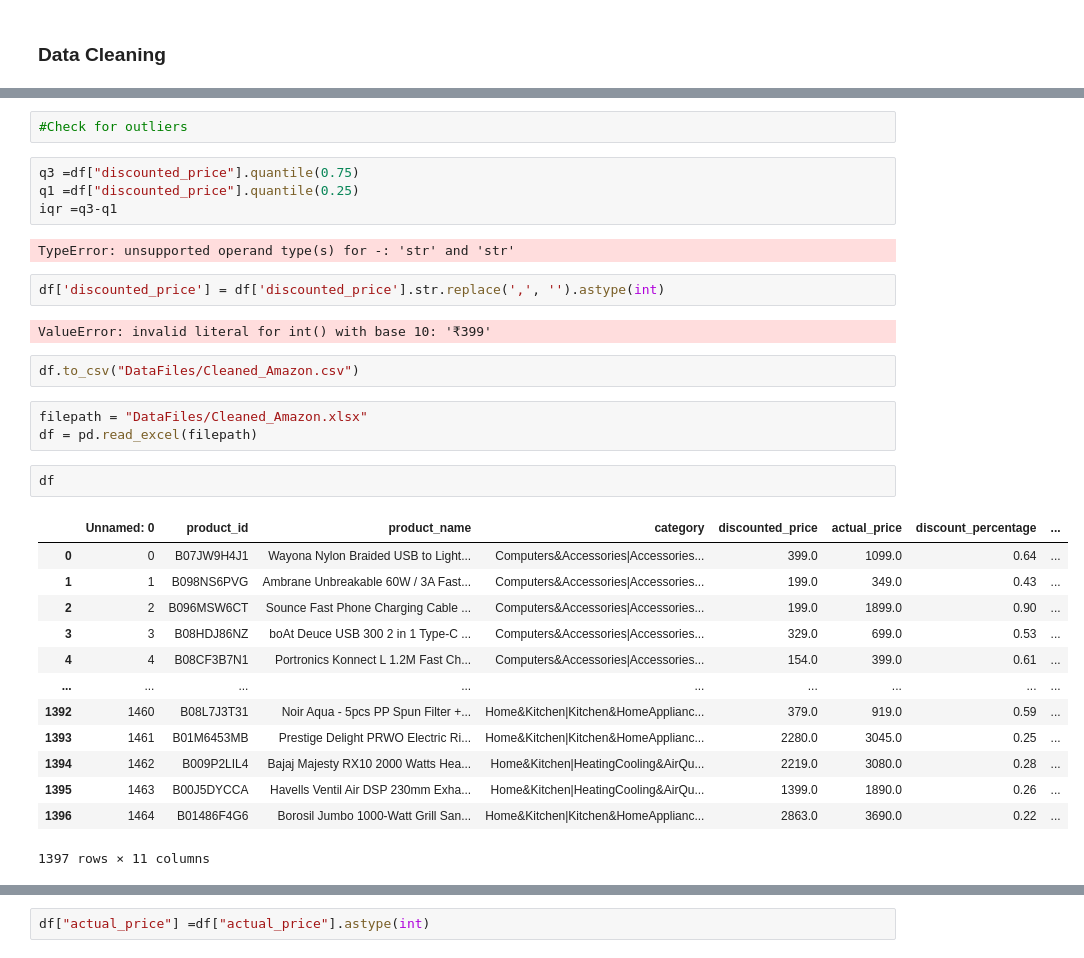
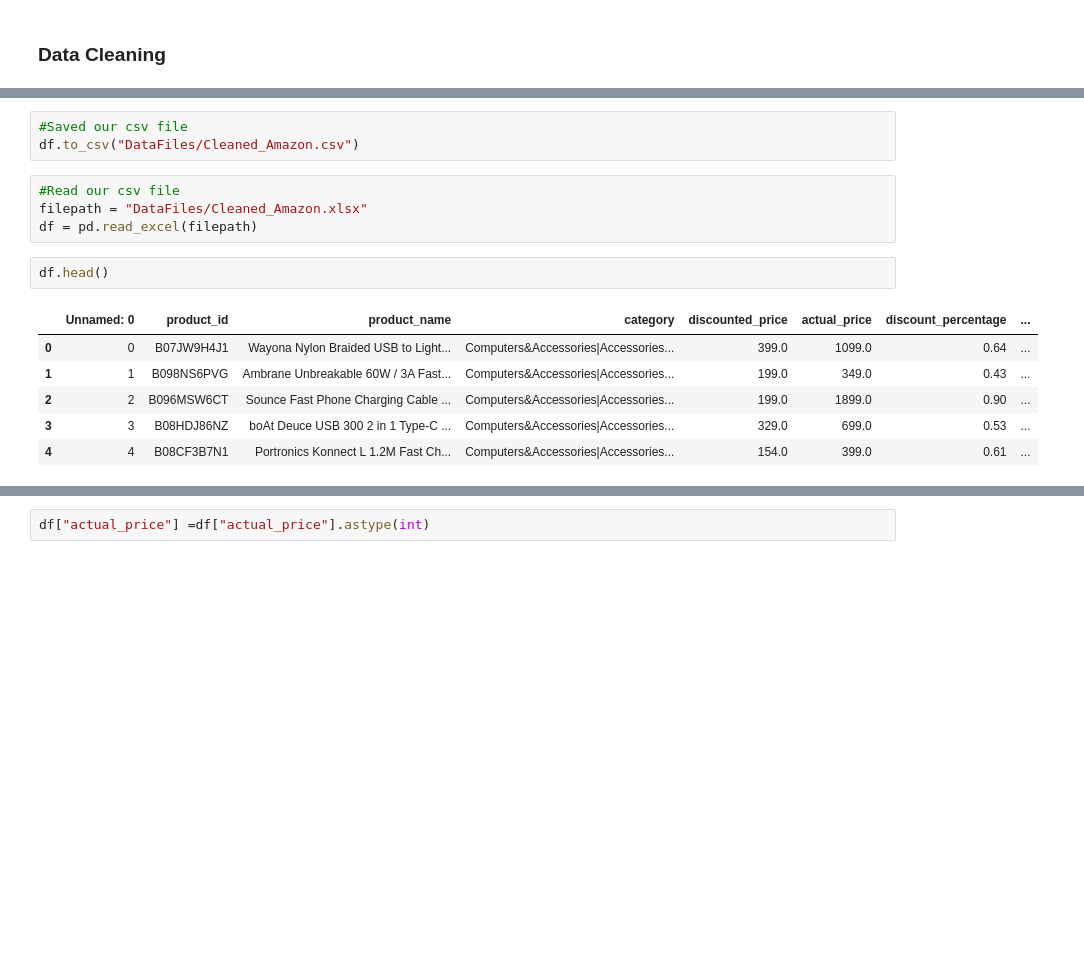
Before and after one commit to codegirl254/Sales_Data-Analysis, a Jupyter notebook: Amazon sales.ipynb, the cells around one changed output, grey strips where cells are left out. Drawn from its saved outputs; the diff is of its cells as text; blank space fills up the shorter version.

```diff
--- a/Amazon sales.ipynb
+++ b/Amazon sales.ipynb
@@ -299,34 +196,17 @@ df.shape
-# %%
-#Check for outliers
-# %%
-q3 =df["discounted_price"].quantile(0.75)
-q1 =df["discounted_price"].quantile(0.25)
-iqr =q3-q1
-# %% [output]
-TypeError: unsupported operand type(s) for -: 'str' and 'str'
-# %%
-df['discounted_price'] = df['discounted_price'].str.replace(',', '').astype(int)
-# %% [output]
-ValueError: invalid literal for int() with base 10: '₹399'
 # %%
+#Saved our csv file
 df.to_csv("DataFiles/Cleaned_Amazon.csv")
 # %%
+#Read our csv file
 filepath = "DataFiles/Cleaned_Amazon.xlsx"
 df = pd.read_excel(filepath)
 # %%
-df
+df.head()
 # %% [output]
 |  | Unnamed: 0 | product_id | product_name | category | discounted_price | actual_price | discount_percentage | ... |
 | 0 | 0 | B07JW9H4J1 | Wayona Nylon Braided USB to Light... | Computers&Accessories|Accessories... | 399.0 | 1099.0 | 0.64 | ... |
 | 1 | 1 | B098NS6PVG | Ambrane Unbreakable 60W / 3A Fast... | Computers&Accessories|Accessories... | 199.0 | 349.0 | 0.43 | ... |
 | 2 | 2 | B096MSW6CT | Sounce Fast Phone Charging Cable ... | Computers&Accessories|Accessories... | 199.0 | 1899.0 | 0.90 | ... |
 | 3 | 3 | B08HDJ86NZ | boAt Deuce USB 300 2 in 1 Type-C ... | Computers&Accessories|Accessories... | 329.0 | 699.0 | 0.53 | ... |
 | 4 | 4 | B08CF3B7N1 | Portronics Konnect L 1.2M Fast Ch... | Computers&Accessories|Accessories... | 154.0 | 399.0 | 0.61 | ... |
-| ... | ... | ... | ... | ... | ... | ... | ... | ... |
-| 1392 | 1460 | B08L7J3T31 | Noir Aqua - 5pcs PP Spun Filter +... | Home&Kitchen|Kitchen&HomeApplianc... | 379.0 | 919.0 | 0.59 | ... |
-| 1393 | 1461 | B01M6453MB | Prestige Delight PRWO Electric Ri... | Home&Kitchen|Kitchen&HomeApplianc... | 2280.0 | 3045.0 | 0.25 | ... |
-| 1394 | 1462 | B009P2LIL4 | Bajaj Majesty RX10 2000 Watts Hea... | Home&Kitchen|HeatingCooling&AirQu... | 2219.0 | 3080.0 | 0.28 | ... |
-| 1395 | 1463 | B00J5DYCCA | Havells Ventil Air DSP 230mm Exha... | Home&Kitchen|HeatingCooling&AirQu... | 1399.0 | 1890.0 | 0.26 | ... |
-| 1396 | 1464 | B01486F4G6 | Borosil Jumbo 1000-Watt Grill San... | Home&Kitchen|Kitchen&HomeApplianc... | 2863.0 | 3690.0 | 0.22 | ... |
-1397 rows × 11 columns
 # %%
```
Also changed, not shown: parts of 77 cells of this notebook.
